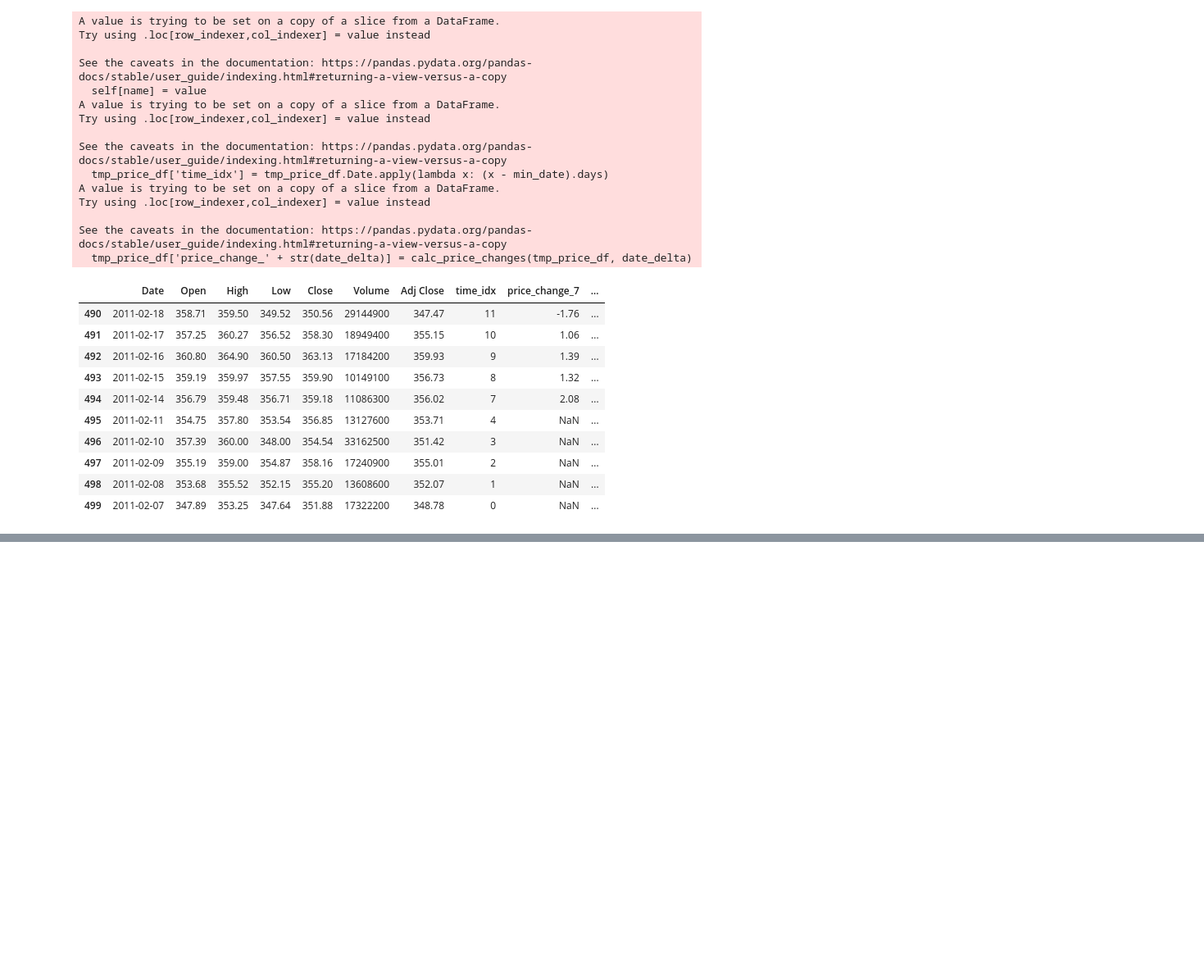
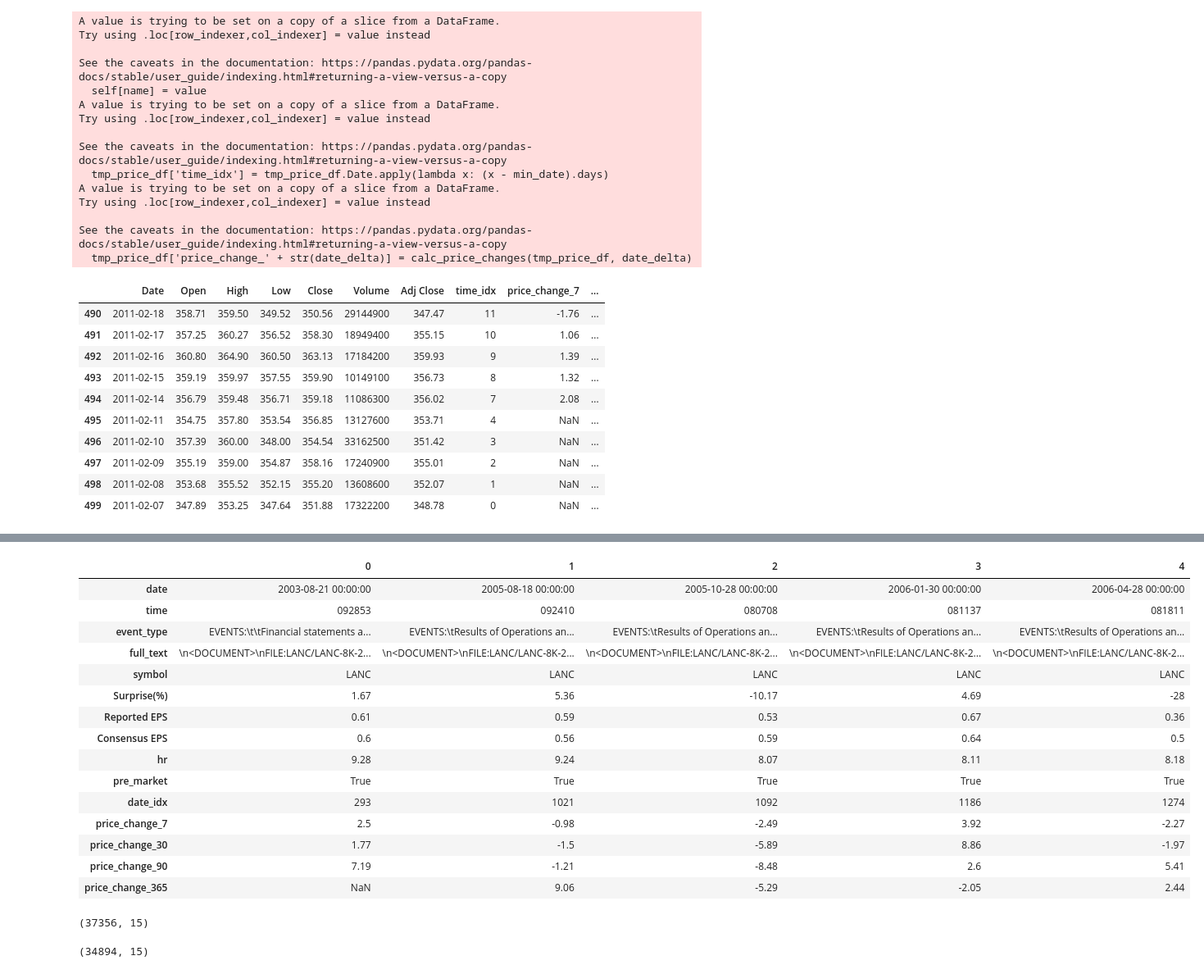
Before and after one commit to shy218/dsc180-project, a Jupyter notebook: notebooks/1-joey-data-preprocessing.ipynb, the cells around one changed output, grey strips where cells are left out. Shown at 82% size. Drawn from its saved outputs; the diff is of its cells as text; code cells hidden in the pictures; blank space fills up the shorter version.

```diff
--- a/notebooks/1-joey-data-preprocessing-8k-price.ipynb
+++ b/notebooks/1-joey-data-preprocessing.ipynb
@@ -140,0 +238,7 @@ sample_tmp_price.tail(10)
+# %%
+price_history_dir = '../data/price_history/'
+# %%
+min_date = merged_df.date.min()
+merged_df['date_idx'] = merged_df.date.apply(lambda x: (x - min_date).days)
+max_date_idx = merged_df['date_idx'].max()
+min_date
@@ -140,0 +268,34 @@ sample_tmp_price.tail(10)
+# %%
+symbol_missing_price = []
+sub_dfs = []
+for symbol in tqdm(merged_df.symbol.unique()):
+    try:
+        price_hist_df = pd.read_csv(price_history_dir + symbol + '.csv')
+    except:
+        symbol_missing_price.append(symbol)
+        continue
+
+    # pre-process price_history
+    price_hist_df.Date = price_hist_df.Date.apply(lambda x: (pd.to_datetime(x)))
+    price_hist_df['date_idx'] = price_hist_df.Date.apply(lambda x: (x - min_date).days)
+
+    # Get intended dates
+    tmp_merged_df = merged_df.query('symbol == "' + symbol + '"').reset_index(drop = True)
+    # intended_dates = tmp_merged_df.apply(lambda s: s.date_idx if s.pre_market else s.date_idx + 1)
+    intended_dates = []
+    for index, row in tmp_merged_df.iterrows():
+        d_idx = row.date_idx
+        if not row.pre_market:
+            d_idx += 1
+        while d_idx not in price_hist_df.date_idx.values and d_idx <= max_date_idx:
+            d_idx += 1
+        if d_idx > max_date_idx:
+            d_idx = -1
+        intended_dates.append(d_idx)
+
+    # find out price changes
+    for date_delta in [7, 30, 90, 365]:
+        tmp_price_changes = calc_price_changes(price_hist_df, date_delta, intended_dates)
+        tmp_merged_df['price_change_' + str(date_delta)] = tmp_price_changes
+    sub_dfs.append(tmp_merged_df)
+updated_merged_df = pd.concat(sub_dfs)
@@ -140,0 +309,27 @@ sample_tmp_price.tail(10)
+# %%
+updated_merged_df.head().T
+# %% [output]
+|  | 0 | 1 | 2 | 3 | 4 |
+| date | 2003-08-21 00:00:00 | 2005-08-18 00:00:00 | 2005-10-28 00:00:00 | 2006-01-30 00:00:00 | 2006-04-28 00:00:00 |
+| time | 092853 | 092410 | 080708 | 081137 | 081811 |
+| event_type | EVENTS:\t\tFinancial statements a... | EVENTS:\tResults of Operations an... | EVENTS:\tResults of Operations an... | EVENTS:\tResults of Operations an... | EVENTS:\tResults of Operations an... |
+| full_text | \n<DOCUMENT>\nFILE:LANC/LANC-8K-2... | \n<DOCUMENT>\nFILE:LANC/LANC-8K-2... | \n<DOCUMENT>\nFILE:LANC/LANC-8K-2... | \n<DOCUMENT>\nFILE:LANC/LANC-8K-2... | \n<DOCUMENT>\nFILE:LANC/LANC-8K-2... |
+| symbol | LANC | LANC | LANC | LANC | LANC |
+| Surprise(%) | 1.67 | 5.36 | -10.17 | 4.69 | -28 |
+| Reported EPS | 0.61 | 0.59 | 0.53 | 0.67 | 0.36 |
+| Consensus EPS | 0.6 | 0.56 | 0.59 | 0.64 | 0.5 |
+| hr | 9.28 | 9.24 | 8.07 | 8.11 | 8.18 |
+| pre_market | True | True | True | True | True |
+| date_idx | 293 | 1021 | 1092 | 1186 | 1274 |
+| price_change_7 | 2.5 | -0.98 | -2.49 | 3.92 | -2.27 |
+| price_change_30 | 1.77 | -1.5 | -5.89 | 8.86 | -1.97 |
+| price_change_90 | 7.19 | -1.21 | -8.48 | 2.6 | 5.41 |
+| price_change_365 | NaN | 9.06 | -5.29 | -2.05 | 2.44 |
+# %%
+updated_merged_df.shape
+# %% [output]
+(37356, 15)
+# %%
+updated_merged_df.dropna().shape
+# %% [output]
+(34894, 15)
```
Also changed, not shown: parts of 23 cells of this notebook, 3 other files.
